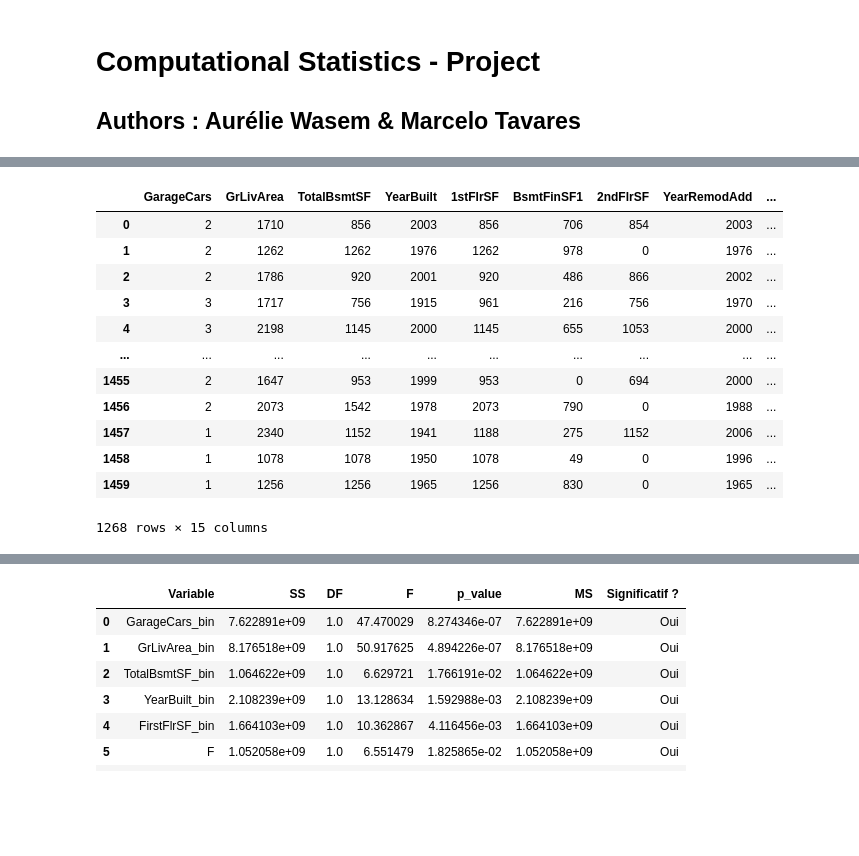
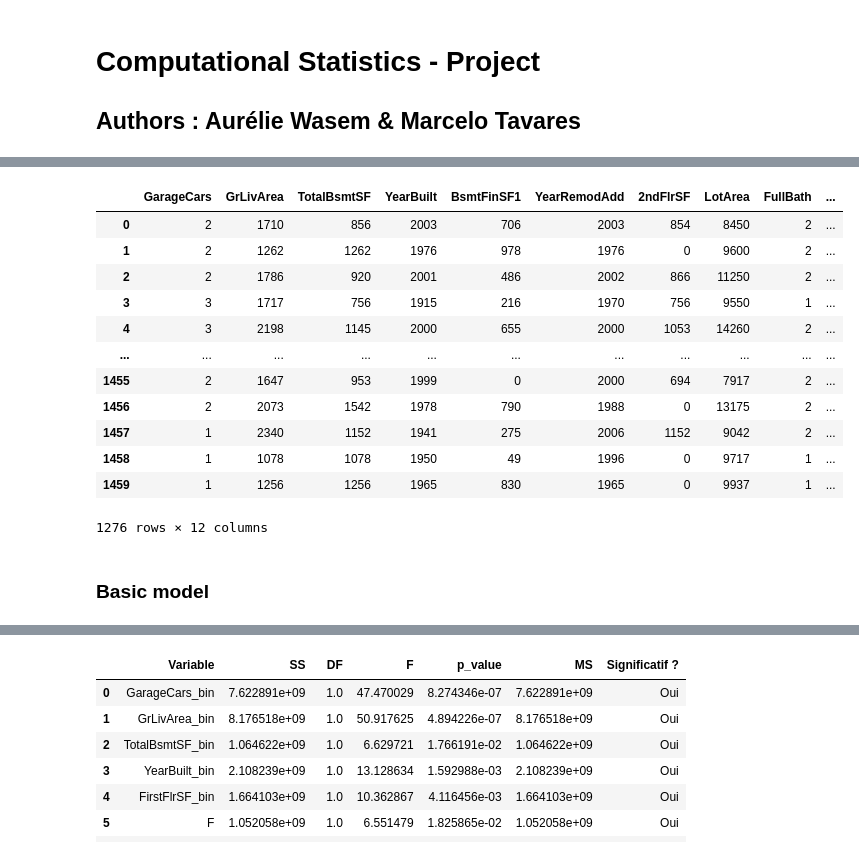
Before and after one commit to decimoplays/CStat-Project, a Jupyter notebook: cstat-project.ipynb, the cells around one changed output, grey strips where cells are left out. Drawn from its saved outputs; the diff is of its cells as text; code cells hidden in the pictures; blank space fills up the shorter version.

```diff
--- a/cstat-project.ipynb
+++ b/cstat-project.ipynb
@@ -82,7 +91,4 @@ salePrice = 'SalePrice'
 # %%
-# Encodage des variables catégorielles
-df_encoded = pd.get_dummies(train_df, drop_first=True, dtype=int)
-
 # Calculer la matrice de corrélation
 corr_matrix = df_encoded.corr(numeric_only=True).abs()
 
@@ -92,7 +98,7 @@ upper = corr_matrix.where(
 )
 
 # Trouver les colonnes à supprimer (fortement corrélées)
-to_drop = [column for column in upper.columns if any(upper[column] > 0.9)]
+to_drop = [column for column in upper.columns if any(upper[column] > 0.75)]
 
 # Supprimer ces colonnes du DataFrame
 df_encoded = df_encoded.drop(columns=to_drop)
@@ -151,9 +159,8 @@ grades = {
 }
 
 # Création du DataFrame filtré avec uniquement les top features
-top_features_df = df_encoded[top_features].drop(columns=['ExterQual_Gd','KitchenQual_TA','OverallQual_8'])
+top_features_df = df_encoded[top_features].drop(columns=['ExterQual_Gd','OverallQual_8'])
 top_features_df['ExterQual'] = train_df['ExterQual'].map(grades).astype('category')
-top_features_df['KitchenQual'] = train_df['KitchenQual'].map(grades).astype('category')
 top_features_df['OverallQual'] = train_df['OverallQual']
 top_features_df['SalePrice'] = y
 
@@ -236,49 +246,51 @@ for var in top_features_df.columns:
 
     # Enregistrer les bornes
     outlier_bounds.append({
         'Variable': var,
         'Lower Bound': lower,
         'Upper Bound': upper,
         'Nb Outliers (low)': (series < lower).sum(),
         'Nb Outliers (high)': (series > upper).sum()
     })
 
     # Supprimer les outliers dans une copie du DataFrame
     outlier_filtered_df = outlier_filtered_df[(outlier_filtered_df[var] >= lower) & (outlier_filtered_df[var] <= upper)]
 
 # Gestion des valeurs extrêmes pour SalePrice
-series = top_features_df[salePrice].dropna()
+series = top_features_df["SalePrice"].dropna()
 lower, upper = detect_outliers_iqr(series)
 outlier_bounds.append({
-    'Variable': salePrice,
+    'Variable': "SalePrice",
     'Lower Bound': lower,
     'Upper Bound': upper,
     'Nb Outliers (low)' : (series < lower).sum(),
     'Nb Outliers (high)': (series > upper).sum()
 })
 
-outlier_filtered_df = outlier_filtered_df[(outlier_filtered_df[salePrice] >= lower) & (outlier_filtered_df[salePrice] <= upper)]
+outlier_filtered_df = outlier_filtered_df[(outlier_filtered_df["SalePrice"] >= lower) & (outlier_filtered_df["SalePrice"] <= upper)]
 
 # Résumé sous forme de tableau
 outlier_bounds_df = pd.DataFrame(outlier_bounds)
 
 # Enregistrer le DataFrame filtré sans outliers pour usage futur
 filtered_df = outlier_filtered_df.copy().filter(top_features_df.columns)
 filtered_df
 # %% [output]
-|  | GarageCars | GrLivArea | TotalBsmtSF | YearBuilt | 1stFlrSF | BsmtFinSF1 | 2ndFlrSF | YearRemodAdd | ... |
-| 0 | 2 | 1710 | 856 | 2003 | 856 | 706 | 854 | 2003 | ... |
-| 1 | 2 | 1262 | 1262 | 1976 | 1262 | 978 | 0 | 1976 | ... |
-| 2 | 2 | 1786 | 920 | 2001 | 920 | 486 | 866 | 2002 | ... |
-| 3 | 3 | 1717 | 756 | 1915 | 961 | 216 | 756 | 1970 | ... |
-| 4 | 3 | 2198 | 1145 | 2000 | 1145 | 655 | 1053 | 2000 | ... |
-| ... | ... | ... | ... | ... | ... | ... | ... | ... | ... |
-| 1455 | 2 | 1647 | 953 | 1999 | 953 | 0 | 694 | 2000 | ... |
-| 1456 | 2 | 2073 | 1542 | 1978 | 2073 | 790 | 0 | 1988 | ... |
-| 1457 | 1 | 2340 | 1152 | 1941 | 1188 | 275 | 1152 | 2006 | ... |
-| 1458 | 1 | 1078 | 1078 | 1950 | 1078 | 49 | 0 | 1996 | ... |
-| 1459 | 1 | 1256 | 1256 | 1965 | 1256 | 830 | 0 | 1965 | ... |
+|  | GarageCars | GrLivArea | TotalBsmtSF | YearBuilt | BsmtFinSF1 | YearRemodAdd | 2ndFlrSF | LotArea | FullBath | ... |
+| 0 | 2 | 1710 | 856 | 2003 | 706 | 2003 | 854 | 8450 | 2 | ... |
+| 1 | 2 | 1262 | 1262 | 1976 | 978 | 1976 | 0 | 9600 | 2 | ... |
+| 2 | 2 | 1786 | 920 | 2001 | 486 | 2002 | 866 | 11250 | 2 | ... |
+| 3 | 3 | 1717 | 756 | 1915 | 216 | 1970 | 756 | 9550 | 1 | ... |
+| 4 | 3 | 2198 | 1145 | 2000 | 655 | 2000 | 1053 | 14260 | 2 | ... |
+| ... | ... | ... | ... | ... | ... | ... | ... | ... | ... | ... |
+| 1455 | 2 | 1647 | 953 | 1999 | 0 | 2000 | 694 | 7917 | 2 | ... |
+| 1456 | 2 | 2073 | 1542 | 1978 | 790 | 1988 | 0 | 13175 | 2 | ... |
+| 1457 | 1 | 2340 | 1152 | 1941 | 275 | 2006 | 1152 | 9042 | 2 | ... |
+| 1458 | 1 | 1078 | 1078 | 1950 | 49 | 1996 | 0 | 9717 | 1 | ... |
+| 1459 | 1 | 1256 | 1256 | 1965 | 830 | 1965 | 0 | 9937 | 1 | ... |
-1268 rows × 15 columns
+1276 rows × 12 columns
+# %% [markdown]
+### Basic model
 # %%
 import statsmodels.api as sm
 
```
Also changed, not shown: parts of 46 cells of this notebook.
